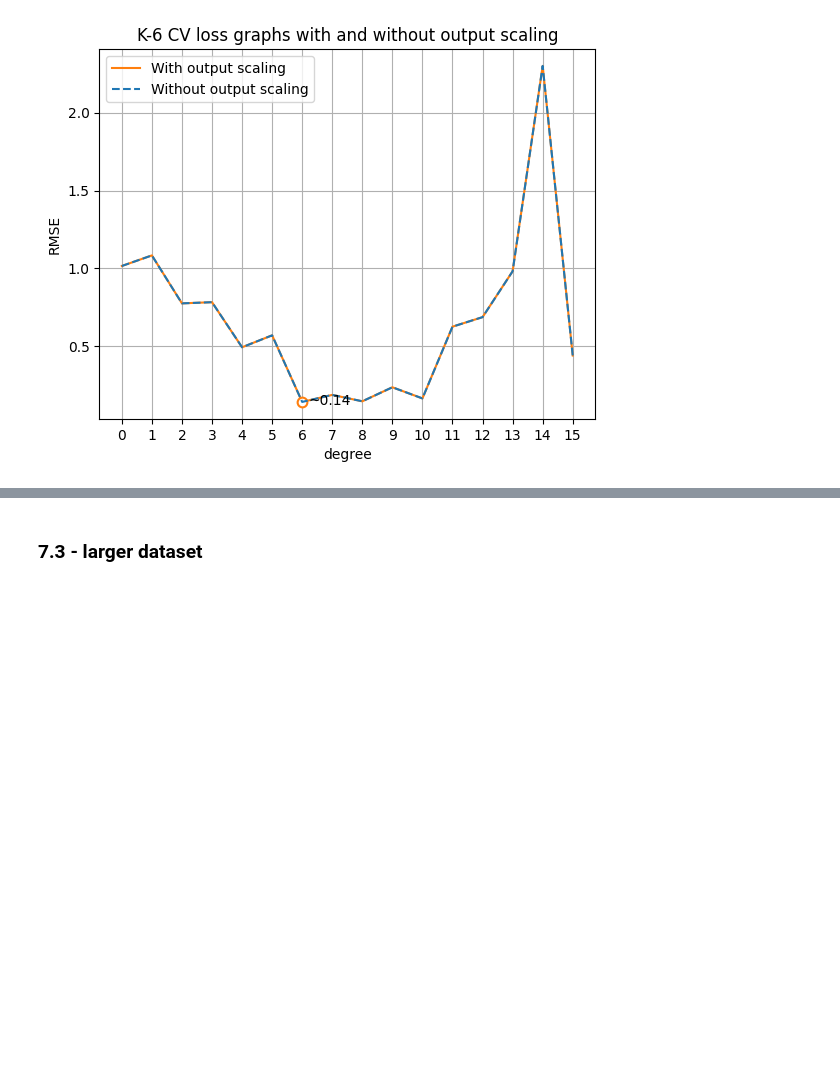
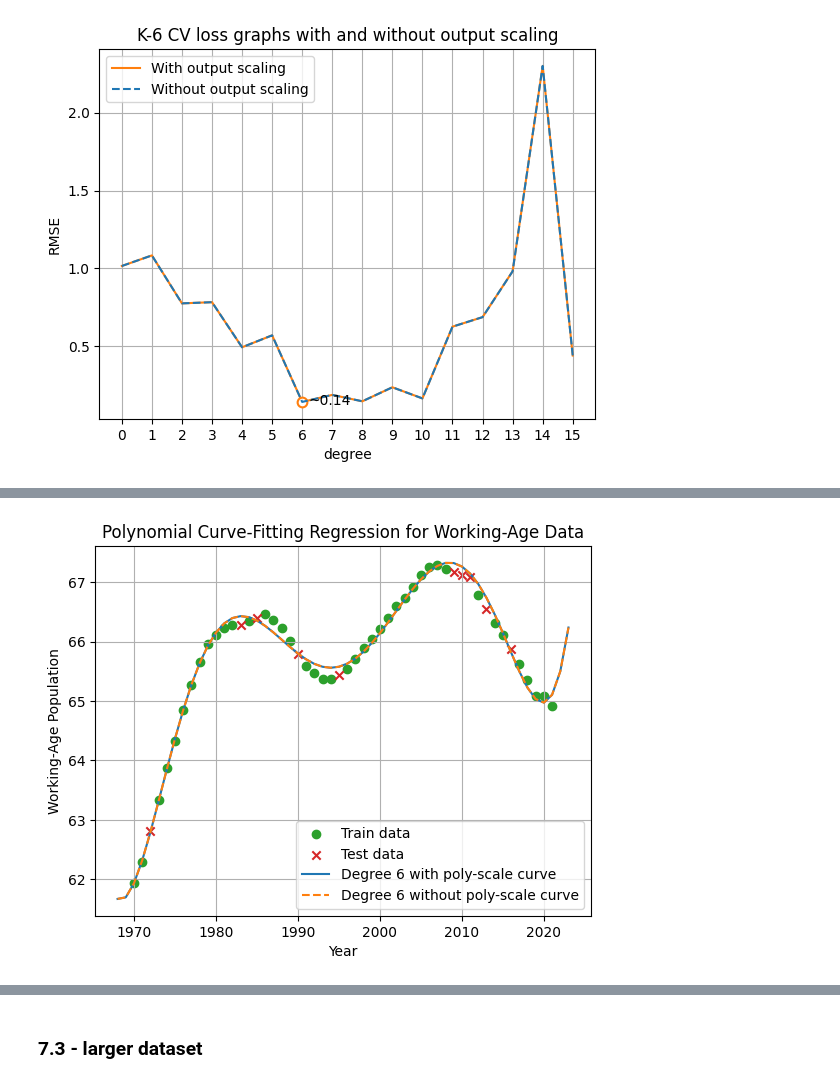
Before and after one commit to jstebner/481-P1, a Jupyter notebook: src/addendum.ipynb, the cells around one changed output, grey strips where cells are left out. Cells and saved outputs as stored; diff of their text form; code cells hidden in the pictures; blank space fills up the shorter version.

```diff
--- a/src/addendum.ipynb
+++ b/src/addendum.ipynb
@@ -179,42 +202,38 @@ plt.show()
 # %% [output]
 [figure]
 # %%
-try:
-    model_d1 = OutputScalingWrapper(
-        Pipeline(
-            StandardScaler(),
-            PolynomialFeatures(degree=1),
-            StandardScaler(),
-            LinearRegressor()
-        )
+model_2scale = OutputScalingWrapper(
+    Pipeline(
+        StandardScaler(),
+        PolynomialFeatures(degree=6),
+        StandardScaler(),
+        LinearRegressor()
     )
-    model_noscale = OutputScalingWrapper(
-        Pipeline(
-            StandardScaler(),
-            PolynomialFeatures(degree=6),
-            # StandardScaler(),
-            LinearRegressor()
-        )
+)
+model_1scale = OutputScalingWrapper(
+    Pipeline(
+        StandardScaler(),
+        PolynomialFeatures(degree=6),
+        LinearRegressor()
     )
-    model_d1.fit(X_train, y_train)
-    model_noscale.fit(X_train, y_train)
+)
+model_2scale.fit(X_train, y_train)
+model_1scale.fit(X_train, y_train)
 
-    plt.scatter(X_train, y_train, color='C2', label='Train data')
-    plt.scatter(X_test, y_test, color='C3', label='Test data', marker='x')
-    years = np.array(list(range(1968, 2024)))
-    years_inp = years.reshape(-1,1)
+plt.scatter(X_train, y_train, color='C2', label='Train data')
+plt.scatter(X_test, y_test, color='C3', label='Test data', marker='x')
+years = np.array(list(range(1968, 2024)))
+years_inp = years.reshape(-1,1)
 
-    plt.plot(years, model_noscale.predict(years_inp), 'C0', label='Degree 1 original curve')
-    plt.plot(years, model_noscale.predict(years_inp), 'C1--', label='Degree 6 No poly-scale curve')
-    print("og w:", model_d1.w)
-    print("noscale w:", model_noscale.w)
+plt.plot(years, model_1scale.predict(years_inp), 'C0', label='Degree 6 with poly-scale curve')
+plt.plot(years, model_1scale.predict(years_inp), 'C1--', label='Degree 6 without poly-scale curve')
+print("wihtout second scale w:", *[f'{i}: {w[0]}' for i, w in enumerate(model_1scale.w)], sep='\n', end='\n\n')
+print("with second scale w:", *[f'{i}: {w[0]}' for i, w in enumerate(model_2scale.w)], sep='\n')
 
-    plt.xlabel('Year')
-    plt.ylabel('Working-Age Population')
-    plt.title('Polynomial Curve-Fitting Regression for Working-Age Data')
-    plt.legend()
-    plt.grid()
-    plt.show()
-except:
-    print('uh oh')
+plt.xlabel('Year')
+plt.ylabel('Working-Age Population')
+plt.title('Polynomial Curve-Fitting Regression for Working-Age Data')
+plt.legend()
+plt.grid()
+plt.show()
 # %% [output]
@@ -221,0 +257 @@ uh oh
+[figure, added]
```
Also changed, not shown: parts of 7 cells of this notebook, 3 other files.
